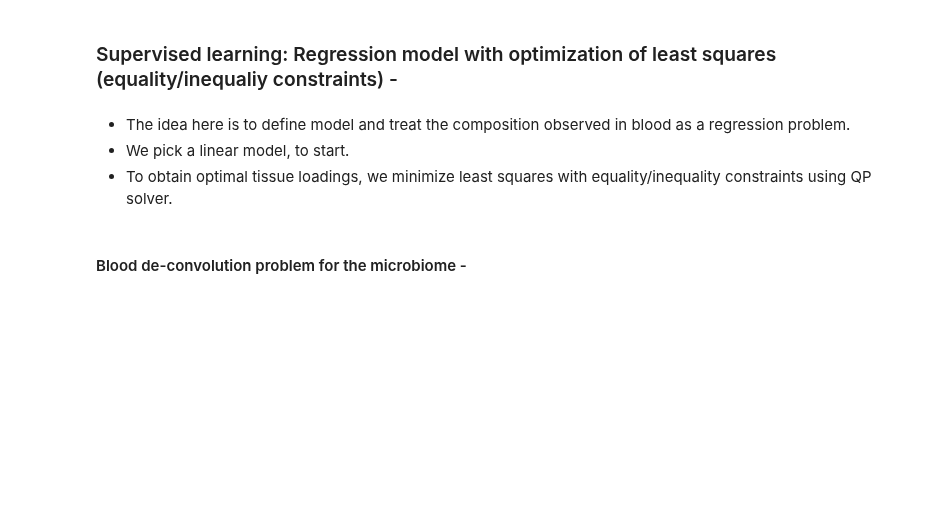
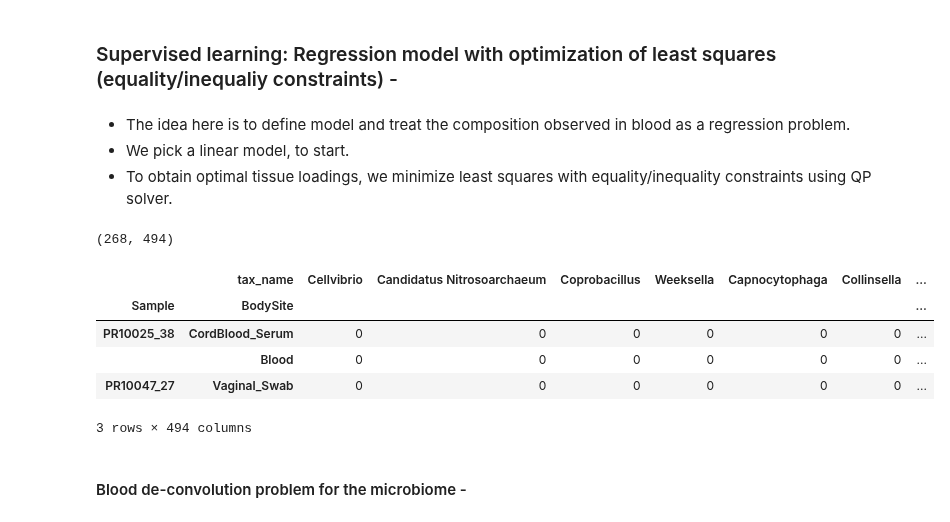
Before and after one commit to lmart999/CS229, a Jupyter notebook: CS229_Project.ipynb, the cells around one changed output. Cells and saved outputs as stored; diff of their text form; code cells hidden in the pictures; blank space fills up the shorter version.

```diff
--- a/CS229_Project.ipynb
+++ b/CS229_Project.ipynb
@@ -802,20 +836,29 @@ Index([u'Flavobacteriia', u'Sphingobacteriia', u'Gammaproteobacteria', u'Actinob
 * To obtain optimal tissue loadings, we minimize least squares with equality/inequality constraints using QP solver.
 # %%
 # - Read only data matched with the blood samples -
-outfilepathToSave = os.getcwd()+'/PR_sample_data.csv'
+outfilepathToSave = os.getcwd()+'/PR_sample_data_matched_genus.csv'
 data_all_samples_bodysites_matched = pd.read_csv(outfilepathToSave, header=[0, 1], index_col=[0, 1])
 
 # Transpose so that OTUs are columns and samples are rows -
 data_all_samples_bodysites_matched_tp=data_all_samples_bodysites_matched.transpose()
 
-# Extract taxIDs assocaited with each OTUid -
+# Tax names
 taxID_list=data_all_samples_bodysites_matched_tp.columns.get_level_values('tax_name')
-
-# Replace OTUs with taxIDs as the column index -
 data_all_samples_bodysites_matched_tp.columns=taxID_list
 
 # Switch level
 data_all_samples_bodysites_matched_tp=data_all_samples_bodysites_matched_tp.swaplevel('Sample', 'BodySite', axis=0)
+# %%
+print data_all_samples_bodysites_matched_tp.shape
+data_all_samples_bodysites_matched_tp.head(3)
+# %% [output]
+(268, 494)
+|  | tax_name | Cellvibrio | Candidatus Nitrosoarchaeum | Coprobacillus | Weeksella | Capnocytophaga | Collinsella | ... |
+| Sample | BodySite |  |  |  |  |  |  | ... |
+| PR10025_38 | CordBlood_Serum | 0 | 0 | 0 | 0 | 0 | 0 | ... |
+|  | Blood | 0 | 0 | 0 | 0 | 0 | 0 | ... |
+| PR10047_27 | Vaginal_Swab | 0 | 0 | 0 | 0 | 0 | 0 | ... |
+3 rows × 494 columns
 # %% [markdown]
 #### Blood de-convolution problem for the microbiome -
 # %% [markdown]
```
Also changed, not shown: parts of 6 cells of this notebook.
